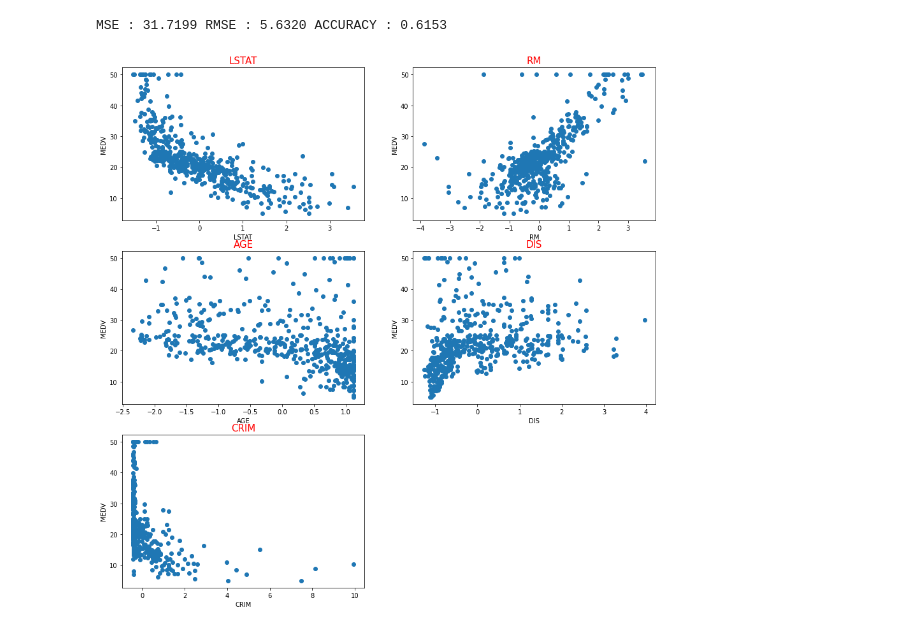
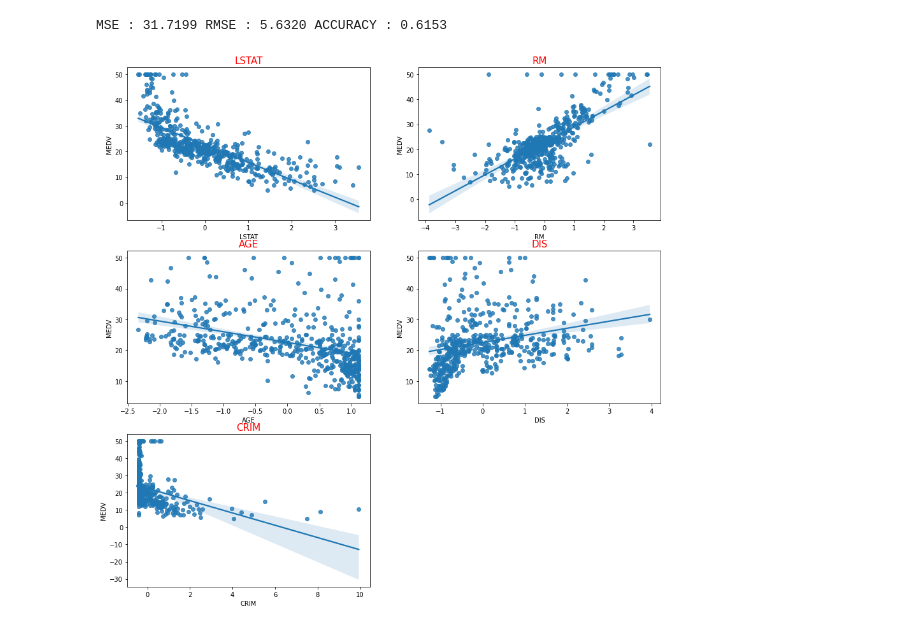
Before and after one commit to aprogod/learning, a Jupyter notebook: try.ipynb, the cells around one changed output. Cells and saved outputs as stored; diff of their text form; code cells hidden in the pictures.

```diff
--- a/try.ipynb
+++ b/try.ipynb
@@ -154,7 +156,7 @@ for i, col in enumerate(features):
     plt.subplot(3, 2, i+1)
     x = X_house_df_top5[col]
     y = target
-    plt.scatter(x, y)
+    sns.regplot(x, y, data=X_house_df_top5)
     plt.title(col, fontsize = 15, color = 'r')
     plt.xlabel(col)
     plt.ylabel('MEDV')
@@ -199,16 +201,16 @@ MSE : 31.7199 RMSE : 5.6320 ACCURACY : 0.6153
 # %%
 plt.figure(figsize=(15,15), facecolor='w')
 
 features = ['LSTAT', 'RM', 'AGE', 'DIS', 'CRIM']
 target = house_df['MEDV']
 
 for i, col in enumerate(features):
     plt.subplot(3, 2, i+1)
     x = X_house_df_scaled_df[col]
     y = target
-    plt.scatter(x, y)
+    sns.regplot(x, y, data=X_house_df_top5)
     plt.title(col, fontsize = 15, color = 'r')
     plt.xlabel(col)
     plt.ylabel('MEDV')
 # %% [output]
-[figure, old version]
+[figure, new version]
```
Also changed, not shown: parts of 3 cells of this notebook, 2 other files.
